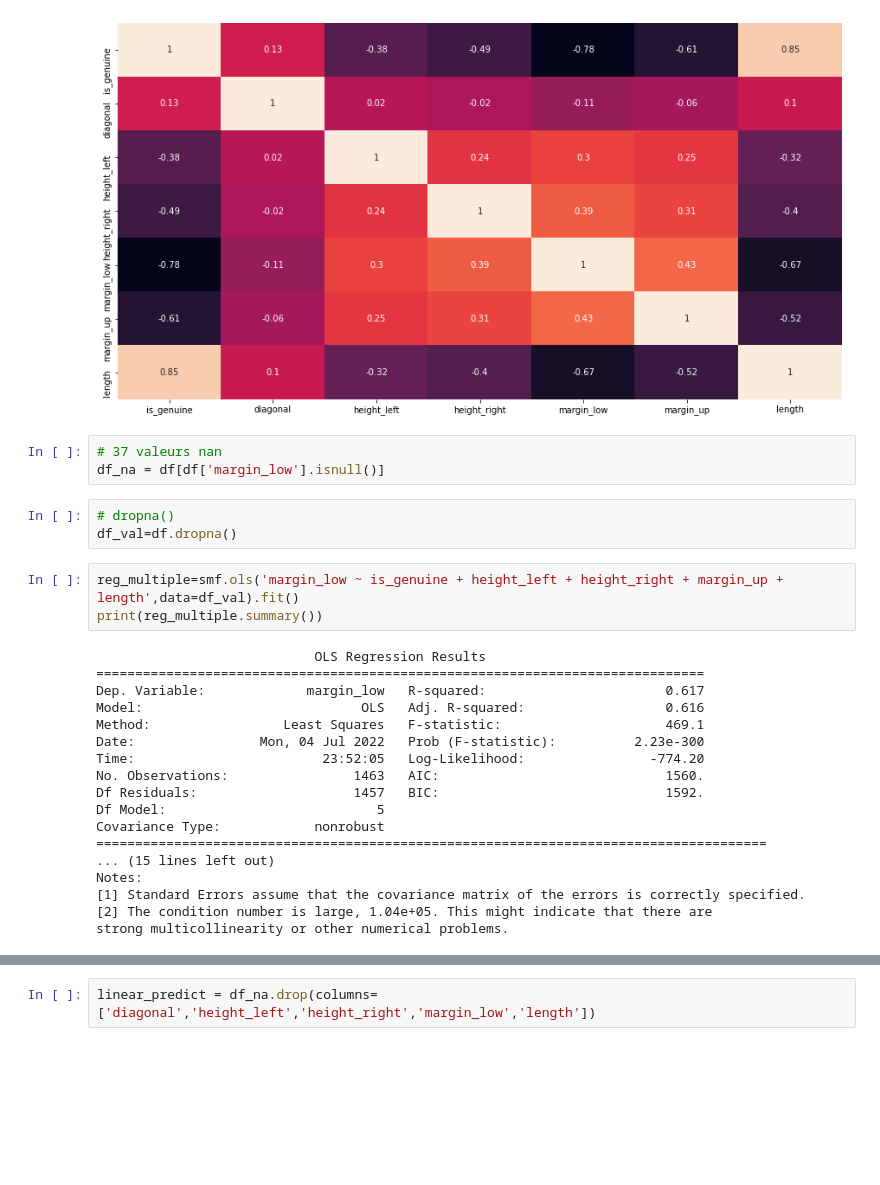
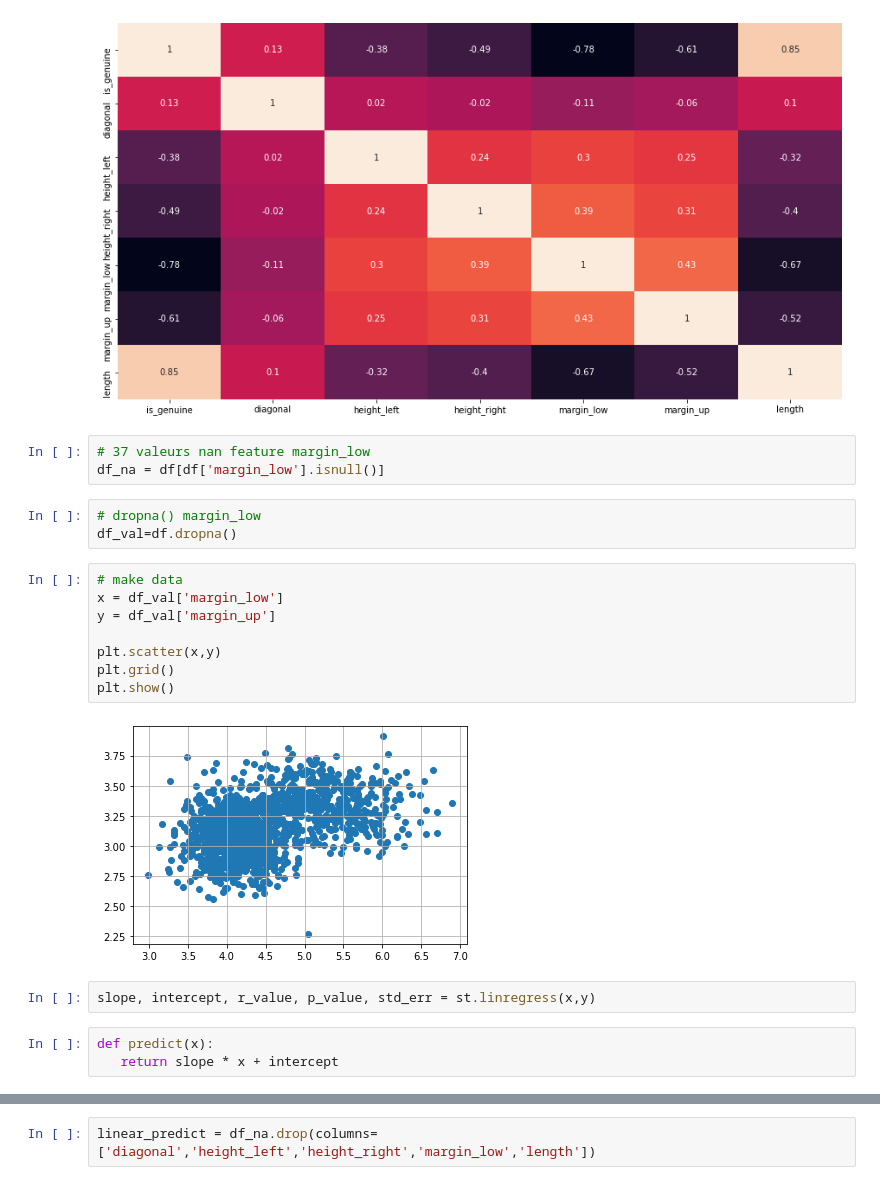
Before and after one commit to Antoine-LR/Machine-Learning, a Jupyter notebook: P10_machine learning_detection_billets.ipynb, the cells around one changed output, grey strips where cells are left out. Saved outputs shown, nothing was run; the diff lists cells and outputs as text; blank space fills up the shorter version.

```diff
--- a/P10_machine learning_detection_billets.ipynb
+++ b/P10_machine learning_detection_billets.ipynb
@@ -105,29 +105,23 @@ sns.heatmap(data=correlation_matrix, annot=True, cbar=None);
 # %% [output]
 [figure]
 # %%
-# 37 valeurs nan
+# 37 valeurs nan feature margin_low
 df_na = df[df['margin_low'].isnull()]
 # %%
-# dropna()
+# dropna() margin_low
 df_val=df.dropna()
-# %%
-reg_multiple=smf.ols('margin_low ~ is_genuine + height_left + height_right + margin_up + length',data=df_val).fit()
-print(reg_multiple.summary())
-# %% [output]
-                            OLS Regression Results
-==============================================================================
-Dep. Variable:             margin_low   R-squared:                       0.617
-Model:                            OLS   Adj. R-squared:                  0.616
-Method:                 Least Squares   F-statistic:                     469.1
-Date:                Mon, 04 Jul 2022   Prob (F-statistic):          2.23e-300
-Time:                        23:52:05   Log-Likelihood:                -774.20
-No. Observations:                1463   AIC:                             1560.
-Df Residuals:                    1457   BIC:                             1592.
-Df Model:                           5
-Covariance Type:            nonrobust
-======================================================================================
-... (15 lines left out)
-Notes:
-[1] Standard Errors assume that the covariance matrix of the errors is correctly specified.
-[2] The condition number is large, 1.04e+05. This might indicate that there are
-strong multicollinearity or other numerical problems.
+# %%
+# make data
+x = df_val['margin_low']
+y = df_val['margin_up']
+
+plt.scatter(x,y)
+plt.grid()
+plt.show()
+# %% [output]
+[figure, added]
+# %%
+slope, intercept, r_value, p_value, std_err = st.linregress(x,y)
+# %%
+def predict(x):
+   return slope * x + intercept
```
Also changed, not shown: parts of 19 cells of this notebook.
